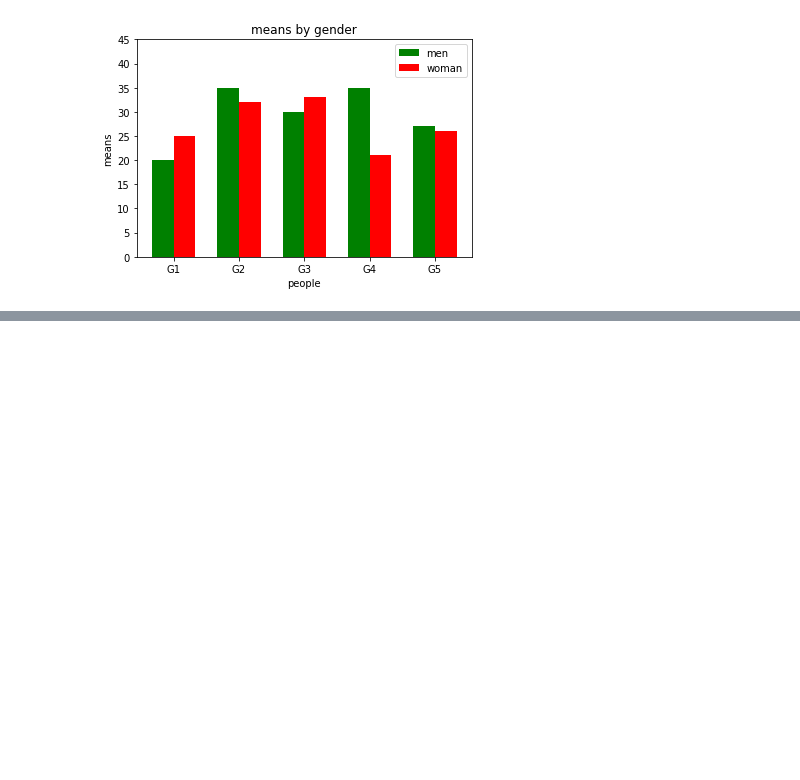
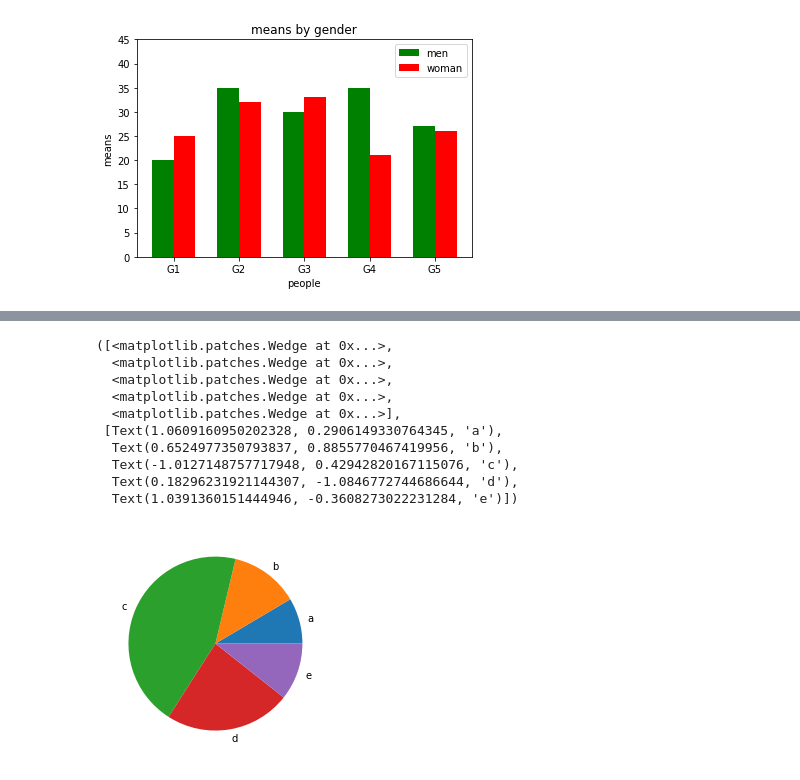
Before and after one commit to choisooyeon007/hello-world, a Jupyter notebook: plot.ipynb, the cells around one changed output, grey strips where cells are left out. Cells and saved outputs as stored; diff of their text form; code cells hidden in the pictures; blank space fills up the shorter version.

```diff
--- a/plot.ipynb
+++ b/plot.ipynb
@@ -124,0 +144,18 @@ plt.show()
+# %%
+import numpy as np
+import matplotlib.pyplot as plt
+data=[4,6,21,11,5]
+label=['a','b','c','d','e']
+plt.pie(data,labels=label)
+# %% [output]
+([<matplotlib.patches.Wedge at 0x...>,
+  <matplotlib.patches.Wedge at 0x...>,
+  <matplotlib.patches.Wedge at 0x...>,
+  <matplotlib.patches.Wedge at 0x...>,
+  <matplotlib.patches.Wedge at 0x...>],
+ [Text(1.0609160950202328, 0.2906149330764345, 'a'),
+  Text(0.6524977350793837, 0.8855770467419956, 'b'),
+  Text(-1.0127148757717948, 0.42942820167115076, 'c'),
+  Text(0.18296231921144307, -1.0846772744686644, 'd'),
+  Text(1.0391360151444946, -0.3608273022231284, 'e')])
+[figure, added]
```
Also changed, not shown: parts of 4 cells of this notebook.
